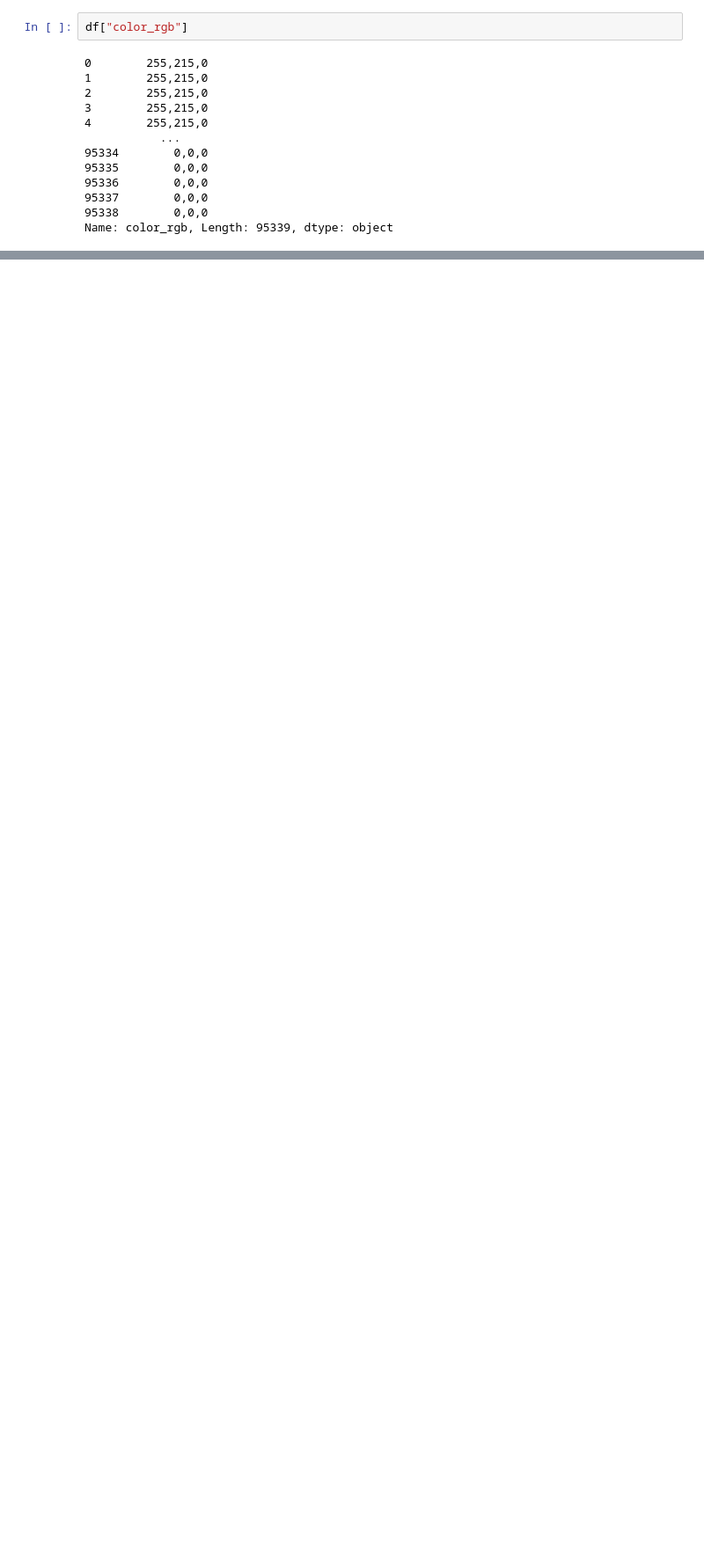
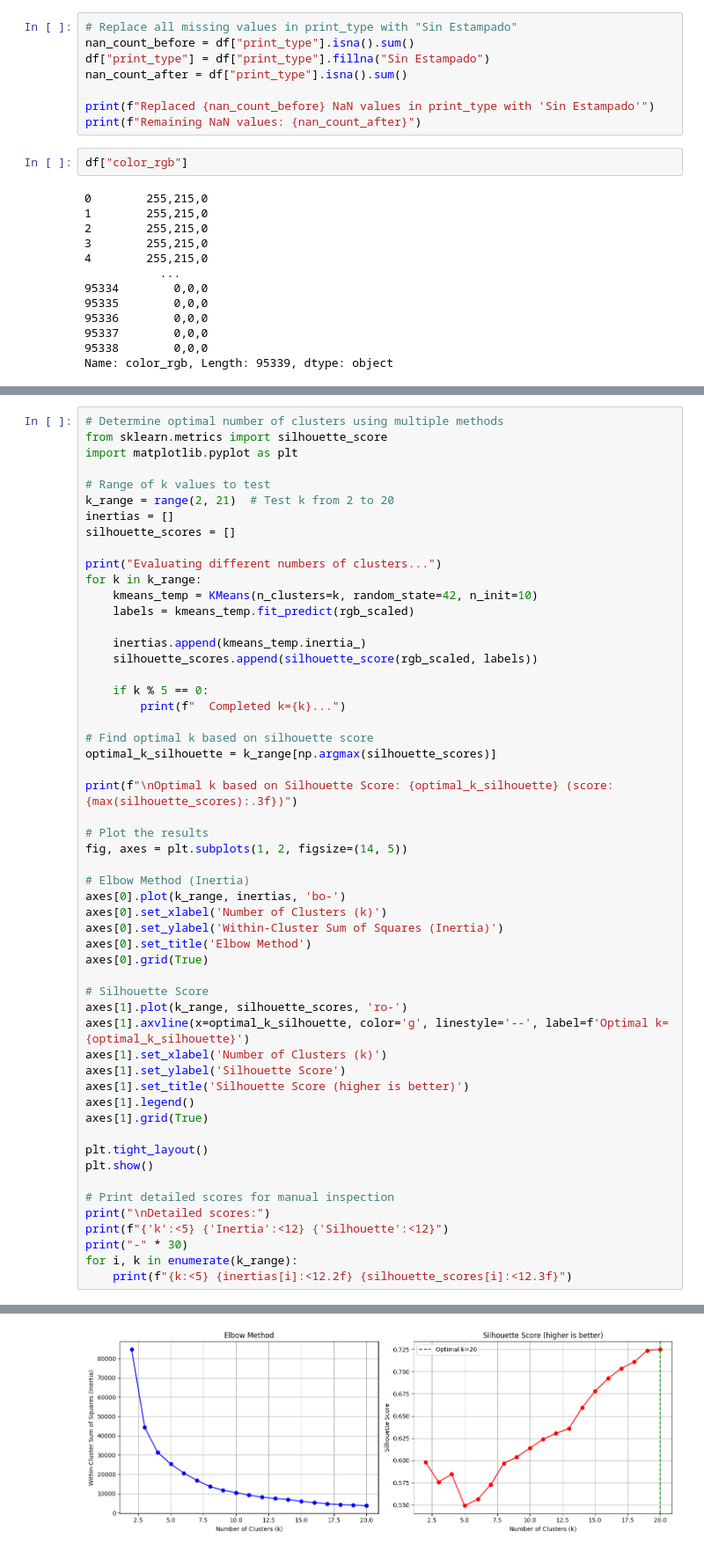
Before and after one commit to taniapazospuig/mango-demand-forecasting, a Jupyter notebook: data_exploration.ipynb, the cells around one changed output, grey strips where cells are left out. Shown at 88% size. Saved outputs shown, nothing was run; the diff lists cells and outputs as text; blank space fills up the shorter version.

Commit message:
data cleaning & color clustering done

```diff
--- a/data_exploration.ipynb
+++ b/data_exploration.ipynb
@@ -36,3 +249,11 @@ df["waist_type"] = df.apply(clean_waist_type, axis=1)
+# %%
+# Replace all missing values in print_type with "Sin Estampado"
+nan_count_before = df["print_type"].isna().sum()
+df["print_type"] = df["print_type"].fillna("Sin Estampado")
+nan_count_after = df["print_type"].isna().sum()
+
+print(f"Replaced {nan_count_before} NaN values in print_type with 'Sin Estampado'")
+print(f"Remaining NaN values: {nan_count_after}")
 # %%
 df["color_rgb"]
 # %% [output]
@@ -133,0 +348,55 @@ df[color_cluster].unique()
+# %%
+# Determine optimal number of clusters using multiple methods
+from sklearn.metrics import silhouette_score
+import matplotlib.pyplot as plt
+
+# Range of k values to test
+k_range = range(2, 21)  # Test k from 2 to 20
+inertias = []
+silhouette_scores = []
+
+print("Evaluating different numbers of clusters...")
+for k in k_range:
+    kmeans_temp = KMeans(n_clusters=k, random_state=42, n_init=10)
+    labels = kmeans_temp.fit_predict(rgb_scaled)
+
+    inertias.append(kmeans_temp.inertia_)
+    silhouette_scores.append(silhouette_score(rgb_scaled, labels))
+
+    if k % 5 == 0:
+        print(f"  Completed k={k}...")
+
+# Find optimal k based on silhouette score
+optimal_k_silhouette = k_range[np.argmax(silhouette_scores)]
+
+print(f"\nOptimal k based on Silhouette Score: {optimal_k_silhouette} (score: {max(silhouette_scores):.3f})")
+
+# Plot the results
+fig, axes = plt.subplots(1, 2, figsize=(14, 5))
+
+# Elbow Method (Inertia)
+axes[0].plot(k_range, inertias, 'bo-')
+axes[0].set_xlabel('Number of Clusters (k)')
+axes[0].set_ylabel('Within-Cluster Sum of Squares (Inertia)')
+axes[0].set_title('Elbow Method')
+axes[0].grid(True)
+
+# Silhouette Score
+axes[1].plot(k_range, silhouette_scores, 'ro-')
+axes[1].axvline(x=optimal_k_silhouette, color='g', linestyle='--', label=f'Optimal k={optimal_k_silhouette}')
+axes[1].set_xlabel('Number of Clusters (k)')
+axes[1].set_ylabel('Silhouette Score')
+axes[1].set_title('Silhouette Score (higher is better)')
+axes[1].legend()
+axes[1].grid(True)
+
+plt.tight_layout()
+plt.show()
+
+# Print detailed scores for manual inspection
+print("\nDetailed scores:")
+print(f"{'k':<5} {'Inertia':<12} {'Silhouette':<12}")
+print("-" * 30)
+for i, k in enumerate(k_range):
+    print(f"{k:<5} {inertias[i]:<12.2f} {silhouette_scores[i]:<12.3f}")
+# %% [output]
@@ -133,0 +410 @@ df[color_cluster].unique()
+[figure, added]
```
Also changed, not shown: parts of 14 cells of this notebook.
